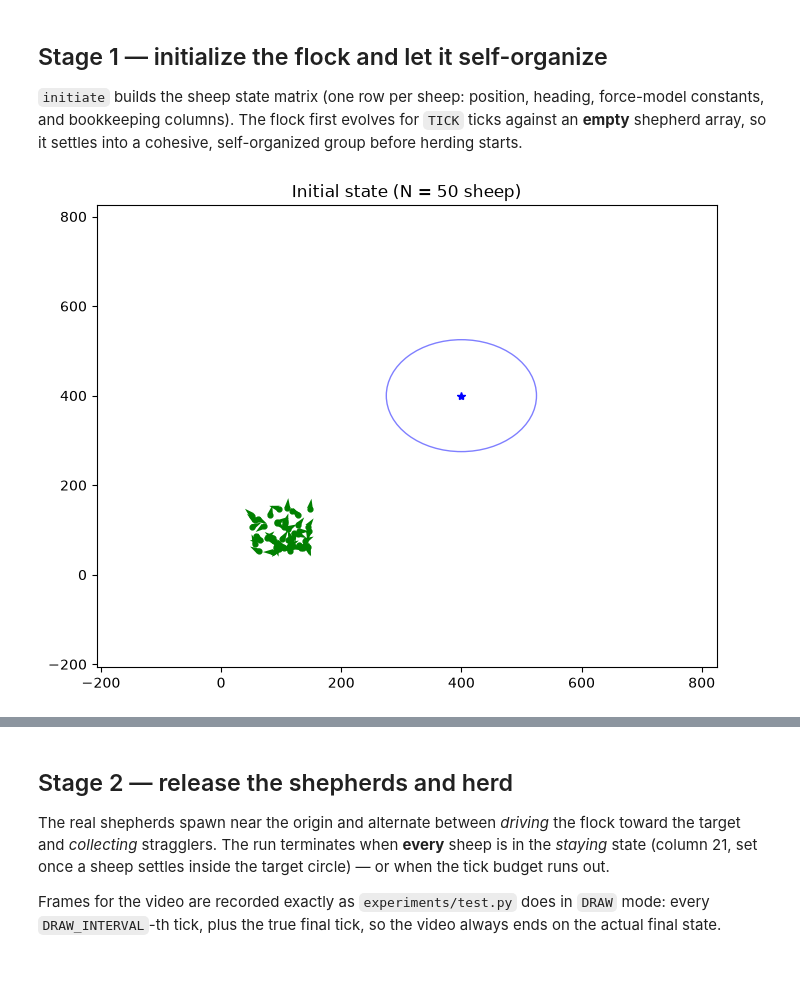
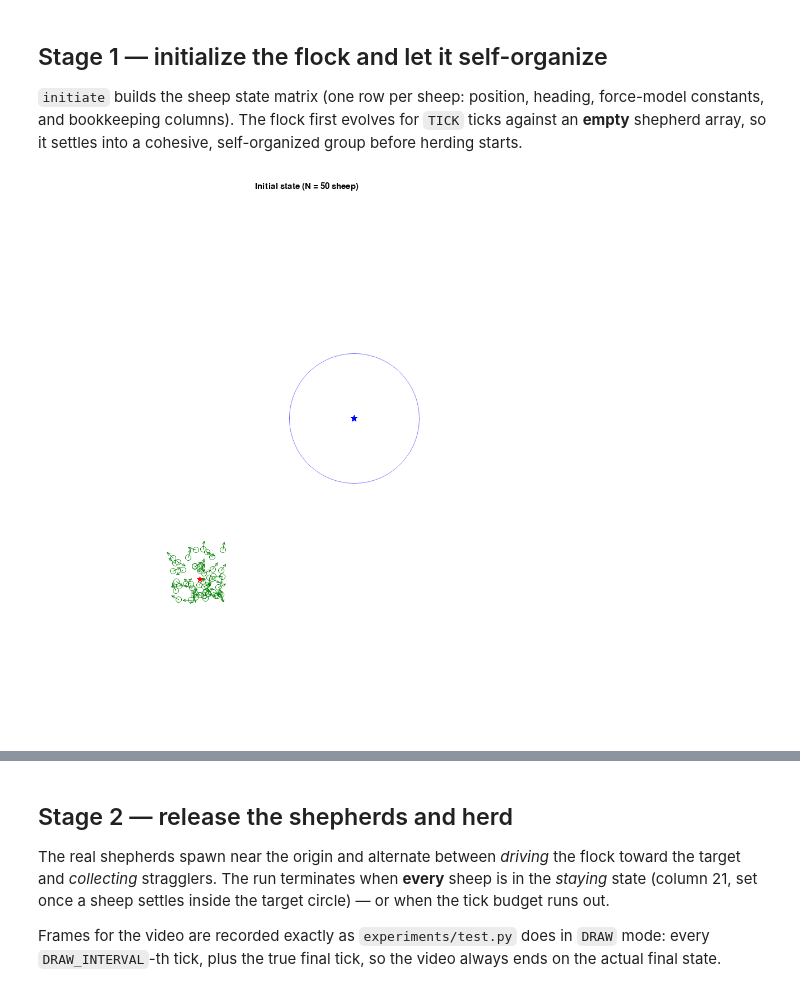
Before and after one commit to rengzhengcodes/Shepherding-Behavior, a Jupyter notebook: notebooks/basic_experiment.ipynb, the cells around one changed output, grey strips where cells are left out. Saved outputs shown, nothing was run; the diff lists cells and outputs as text; code cells hidden in the pictures.

```diff
--- a/notebooks/basic_experiment.ipynb
+++ b/notebooks/basic_experiment.ipynb
@@ -171,40 +170,46 @@ force-model constants, and bookkeeping columns). The flock first evolves for
 `TICK` ticks against an **empty** shepherd array, so it settles into a
 cohesive, self-organized group before herding starts.
 # %%
+from IPython.display import Image, display
+
 agents = initiate(N_SHEEP, N_SHEPHERD, SPACE_X, SPACE_Y, TARGET_SIZE)
 shepherds = initiate_shepherds(0, N_SHEPHERD, L3)  # zero shepherds during warm-up
 
+# Snapshots render offscreen through the PyGame renderer and are saved as
+# PNGs under notebooks/media/ (gitignored, created here since it's also
+# reused by the Stage-3 video render below) before being displayed inline.
+media_dir = REPO_ROOT / "notebooks" / "media"
+media_dir.mkdir(parents=True, exist_ok=True)
+snapshot_count = 0  # gives each snapshot() call below a distinct PNG filename
+
 
 def snapshot(agents, shepherds, title):
-    """Renders one frame inline in the notebook."""
-    fig, ax = plt.subplots(figsize=(8, 6))
-    if shepherds.shape[0] > 0:
-        draw_single(agents, shepherds, (BOUNDARY_X, BOUNDARY_Y), TARGET, MODE, ax=ax)
-    else:
-        # draw_single assumes at least one shepherd (its drive/collect color
-        # cycler is empty otherwise), so the shepherdless warm-up frames get a
-        # plain sheep + target rendering instead.
-        ax.scatter(agents[:, 0], agents[:, 1], s=12, color="g")
-        ax.quiver(
-            *(agents[:, :2].T), np.cos(agents[:, 2]), np.sin(agents[:, 2]),
-            color="g", scale_units="inches", scale=10,
-        )
-        ax.plot(TARGET_X, TARGET_Y, "b*")
-        ax.add_patch(
-            plt.Circle(
-                (TARGET_X, TARGET_Y), radius=TARGET_SIZE,
-                facecolor="none", edgecolor="b", alpha=0.5,
-            )
-        )
-        ax.set_xlim(-BOUNDARY_X // 4, BOUNDARY_X)
-        ax.set_ylim(-BOUNDARY_Y // 4, BOUNDARY_Y)
-    ax.set_title(title)
-    plt.show()
+    """Renders one frame through the PyGame renderer and displays it inline.
+
+    Writes a PNG to `media_dir` and displays it via `IPython.display.Image`.
+    Unlike the old Matplotlib-based version of this helper, no zero-shepherd
+    workaround is needed here: `save_frame_png` (and the `render_frame` it
+    wraps) handles an empty `shepherds` array (M = 0) natively. The old
+    special case existed only because draw_single's Matplotlib drive/collect
+    color cycler raised on an empty shepherd array — a Matplotlib-specific
+    limitation the PyGame renderer doesn't share.
+    """
+    global snapshot_count
+    snapshot_count += 1
+    path = media_dir / f"snapshot_{snapshot_count:02d}.png"
+    save_frame_png(
+        str(path), agents, shepherds, (BOUNDARY_X, BOUNDARY_Y), TARGET, MODE, hud=title
+    )
+    # display() (rather than relying on this being the cell's trailing
+    # expression) mirrors the old plt.show() side effect: the Stage-2 results
+    # cell below calls snapshot() mid-cell, not as its last statement, so an
+    # auto-displayed return value alone would not render there.
+    display(Image(filename=str(path)))
 
 
 snapshot(agents, shepherds, f"Initial state (N = {N_SHEEP} sheep)")
 # %% [output]
-[figure, old version]
+[figure, new version]
 # %%
 for tick in range(TICK):
     agents, shepherds, max_agents_indices = evolve(agents, shepherds, *TARGET)
```
Also changed, not shown: parts of 9 cells of this notebook, 13 other files.
